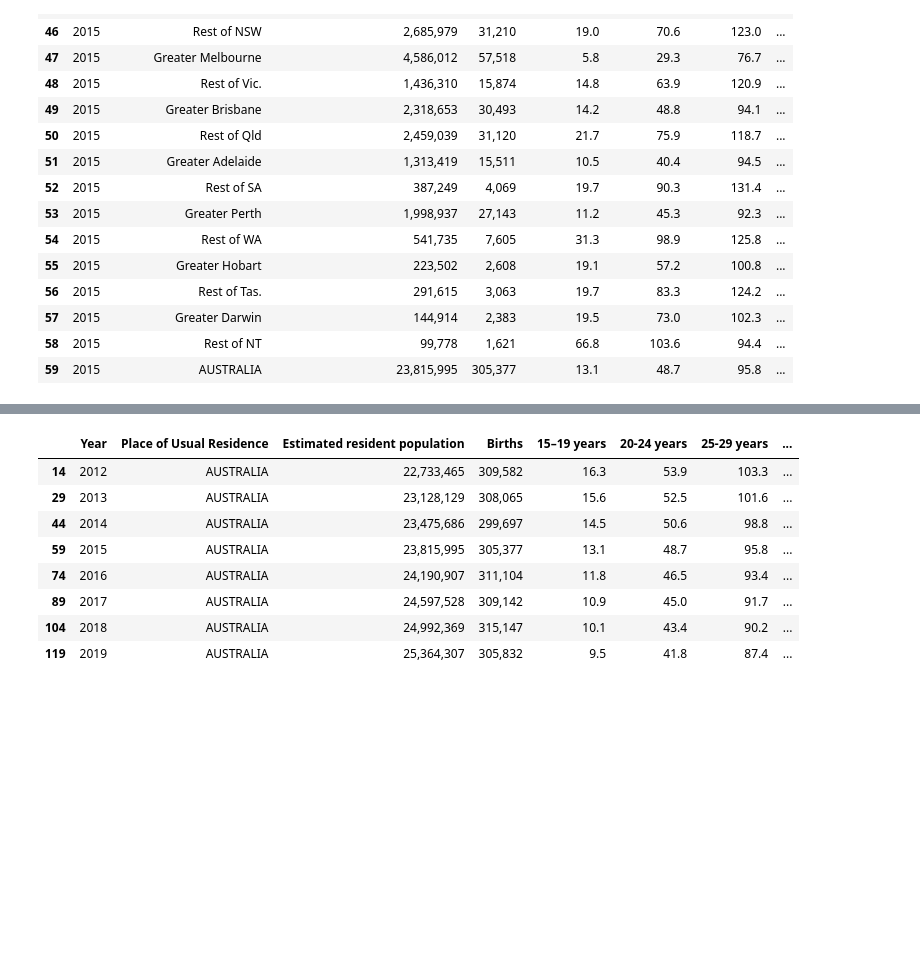
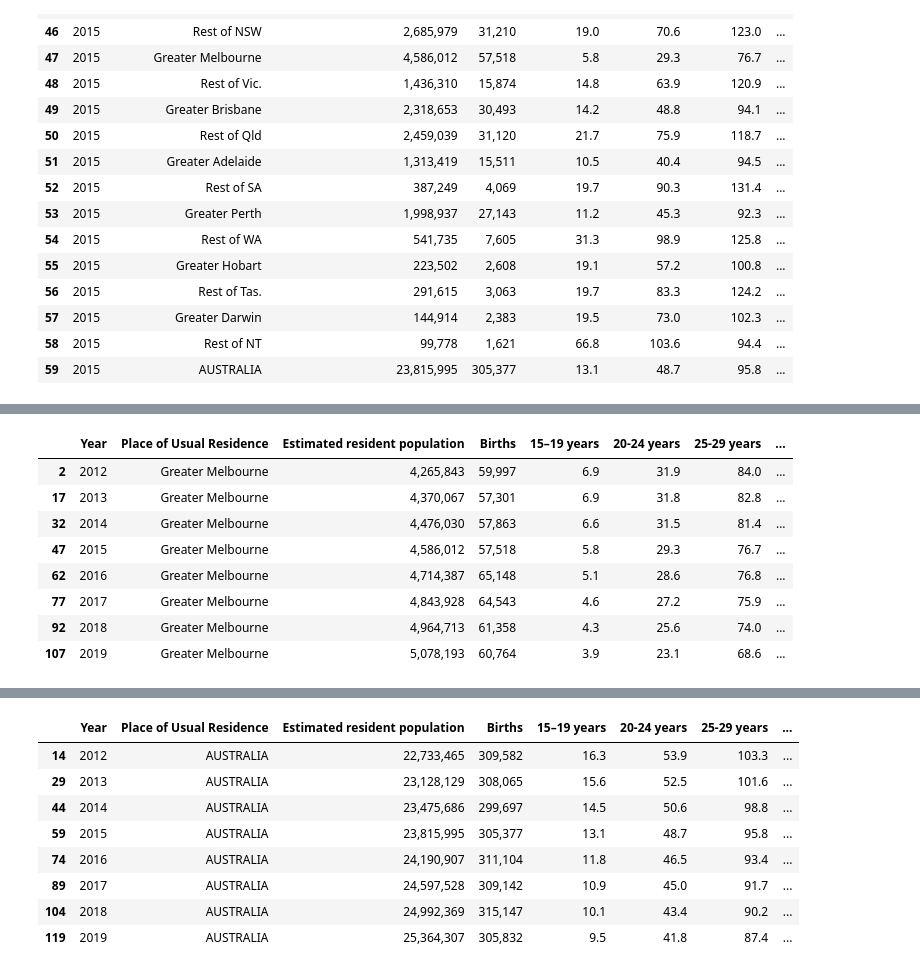
Before and after one commit to NathanJPotter/Team-Project-1, a Jupyter notebook: Project 1.ipynb, the cells around one changed output, grey strips where cells are left out. Cells and saved outputs as stored; diff of their text form; code cells hidden in the pictures; blank space fills up the shorter version.

```diff
--- a/Project 1.ipynb
+++ b/Project 1.ipynb
@@ -70,0 +72,13 @@ birth_data_nsw_df
+# %%
+birth_data_melb_df = birth_data_df.loc[birth_data_df['Place of Usual Residence'] == "Greater Melbourne"]
+birth_data_melb_df
+# %% [output]
+|  | Year | Place of Usual Residence | Estimated resident population | Births | 15–19 years | 20-24 years | 25-29 years | ... |
+| 2 | 2012 | Greater Melbourne | 4,265,843 | 59,997 | 6.9 | 31.9 | 84.0 | ... |
+| 17 | 2013 | Greater Melbourne | 4,370,067 | 57,301 | 6.9 | 31.8 | 82.8 | ... |
+| 32 | 2014 | Greater Melbourne | 4,476,030 | 57,863 | 6.6 | 31.5 | 81.4 | ... |
+| 47 | 2015 | Greater Melbourne | 4,586,012 | 57,518 | 5.8 | 29.3 | 76.7 | ... |
+| 62 | 2016 | Greater Melbourne | 4,714,387 | 65,148 | 5.1 | 28.6 | 76.8 | ... |
+| 77 | 2017 | Greater Melbourne | 4,843,928 | 64,543 | 4.6 | 27.2 | 75.9 | ... |
+| 92 | 2018 | Greater Melbourne | 4,964,713 | 61,358 | 4.3 | 25.6 | 74.0 | ... |
+| 107 | 2019 | Greater Melbourne | 5,078,193 | 60,764 | 3.9 | 23.1 | 68.6 | ... |
```
Also changed, not shown: parts of 5 cells of this notebook.
